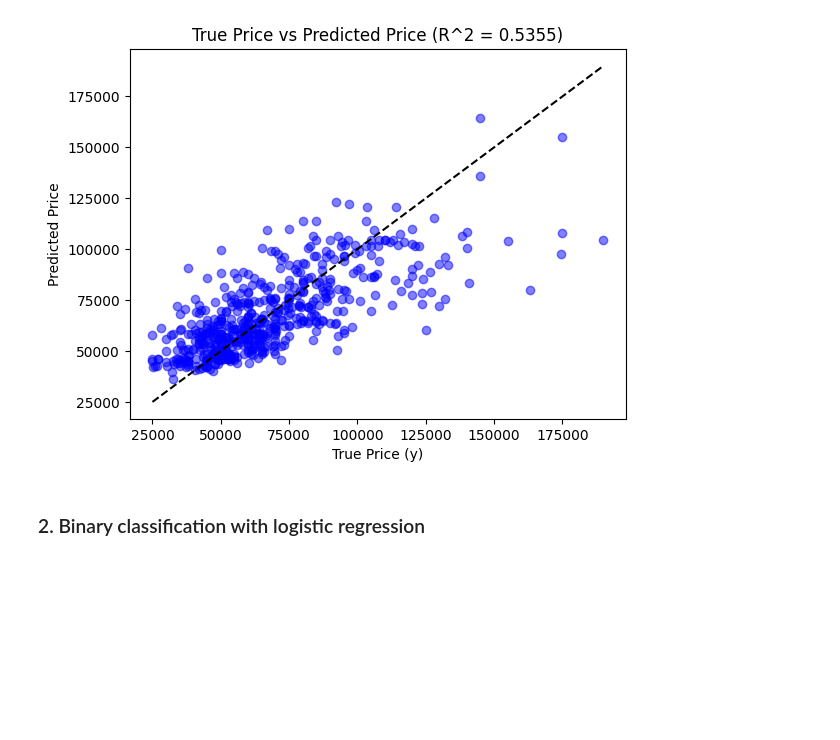
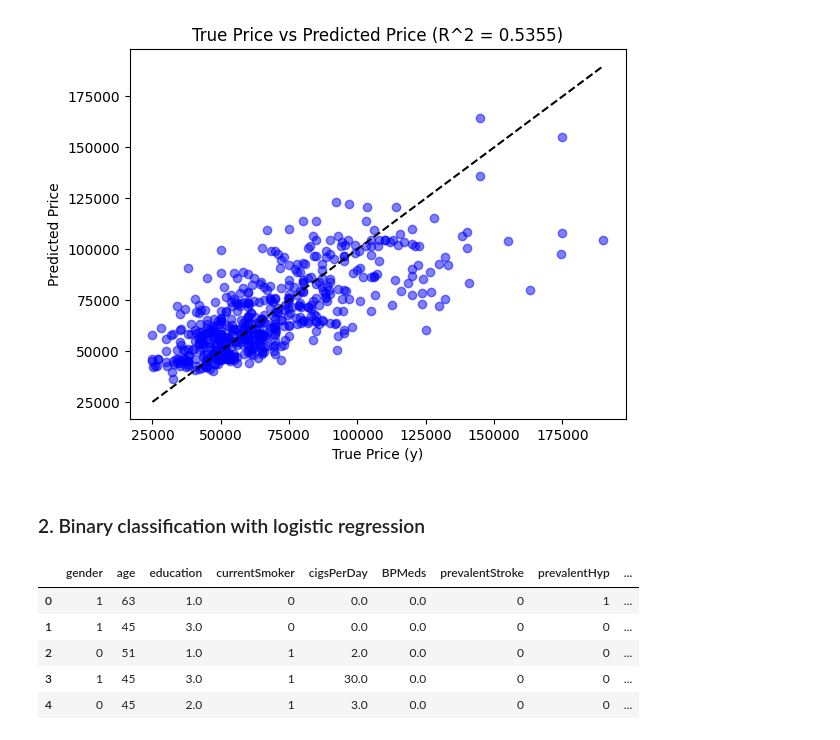
Before and after one commit to Huy1996/CMPE-255, a Jupyter notebook: Assignment 3/assignment3.ipynb, the cells around one changed output. Cells and saved outputs as stored; diff of their text form; code cells hidden in the pictures; blank space fills up the shorter version.

```diff
--- a/Assignment 3/assignment3.ipynb
+++ b/Assignment 3/assignment3.ipynb
@@ -171,0 +176,11 @@ R Squared: 0.5355472817735651
+# %%
+### Importing the dataset
+dataset_2 = pd.read_csv('heart_disease_train.csv')
+dataset_2.head()
+# %% [output]
+|  | gender | age | education | currentSmoker | cigsPerDay | BPMeds | prevalentStroke | prevalentHyp | ... |
+| 0 | 1 | 63 | 1.0 | 0 | 0.0 | 0.0 | 0 | 1 | ... |
+| 1 | 1 | 45 | 3.0 | 0 | 0.0 | 0.0 | 0 | 0 | ... |
+| 2 | 0 | 51 | 1.0 | 1 | 2.0 | 0.0 | 0 | 0 | ... |
+| 3 | 1 | 45 | 3.0 | 1 | 30.0 | 0.0 | 0 | 0 | ... |
+| 4 | 0 | 45 | 2.0 | 1 | 3.0 | 0.0 | 0 | 0 | ... |
```
Also changed, not shown: parts of 7 cells of this notebook.
